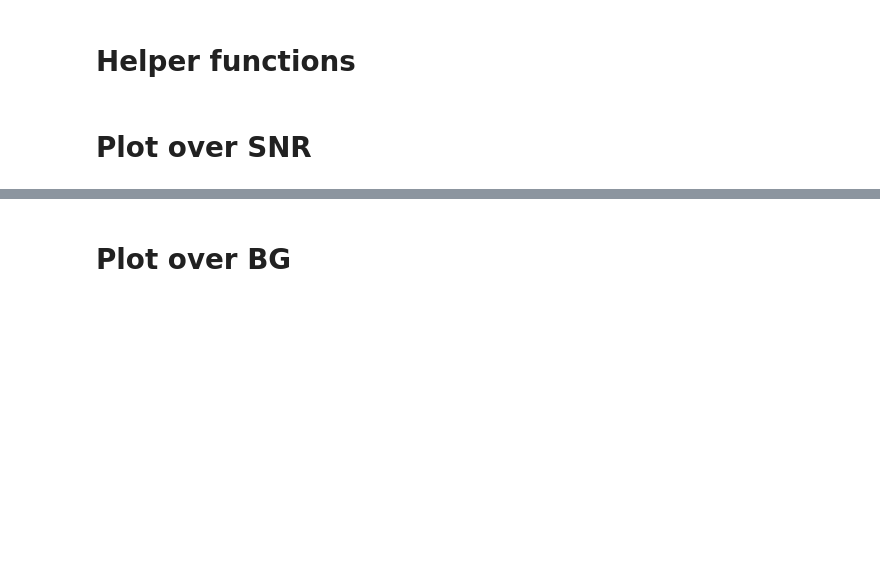
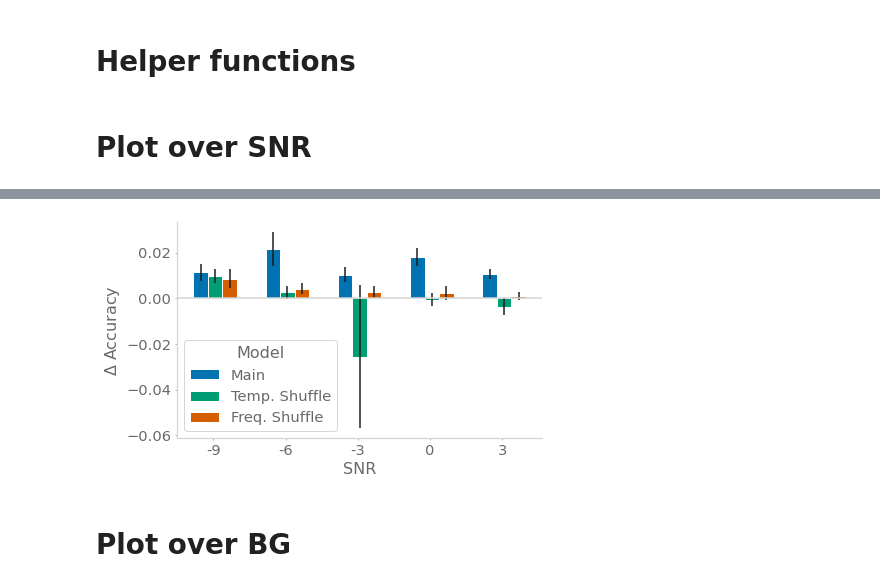
Before and after one commit to chingf/hallucnn, a Jupyter notebook: notebooks/05-eval-accuracy-across-models.ipynb, the cells around one changed output, grey strips where cells are left out. Drawn from its saved outputs; the diff is of its cells as text; code cells hidden in the pictures; blank space fills up the shorter version.

```diff
--- a/notebooks/05-eval-accuracy-across-models.ipynb
+++ b/notebooks/05-eval-accuracy-across-models.ipynb
@@ -165,3 +166,34 @@ plt.show()
+# %%
+barWidth = 0.2
+x1 = np.arange(5) - barWidth*1.75/2
+fig, ax = plt.subplots(figsize=(6.4, 4.8*0.8))
+colors = ['C0', 'C2', 'C3', 'C4']
+
+for snr_i, snr in enumerate(np.unique(model_dfs[0]['SNR'])):
+    t = 4
+    for model_idx, model in enumerate(models):
+        model_name = model_names[model_idx]
+        model_df = model_dfs[model_idx]
+        df = model_df[(model_df['SNR']==snr) & (model_df['BG']!='Babble8Spkr')]
+        vals = df['$\Delta$ Accuracy']
+        vals = np.array(vals)
+        avg = np.mean(vals)
+        err = sem(vals)
+        label = model_name if snr_i==0 else None
+        plt.bar(
+            x1[snr_i] + barWidth*model_idx, avg,
+            width=barWidth, color=colors[model_idx],
+            yerr=err, capsize=0, label=label)
+plt.xticks([0,1,2,3,4], [-9, -6, -3, 0, 3])
+plt.ylabel('$\Delta$ Accuracy')
+plt.xlabel('SNR')
+plt.axhline(0, color='lightgray')
+plt.legend(title='Model')
+plt.tight_layout()
+plt.savefig('control.png', dpi=300)
+plt.show()
+# %% [output]
+[figure, added]
 # %% [markdown]
 # Plot over BG
 # %%
```
Also changed, not shown: parts of 3 cells of this notebook, 3 other files.
